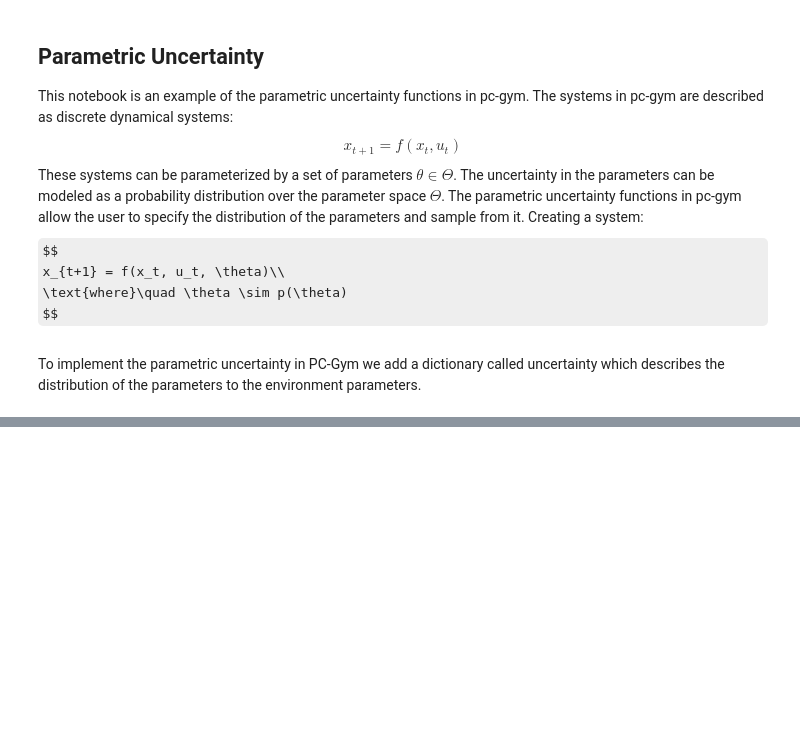
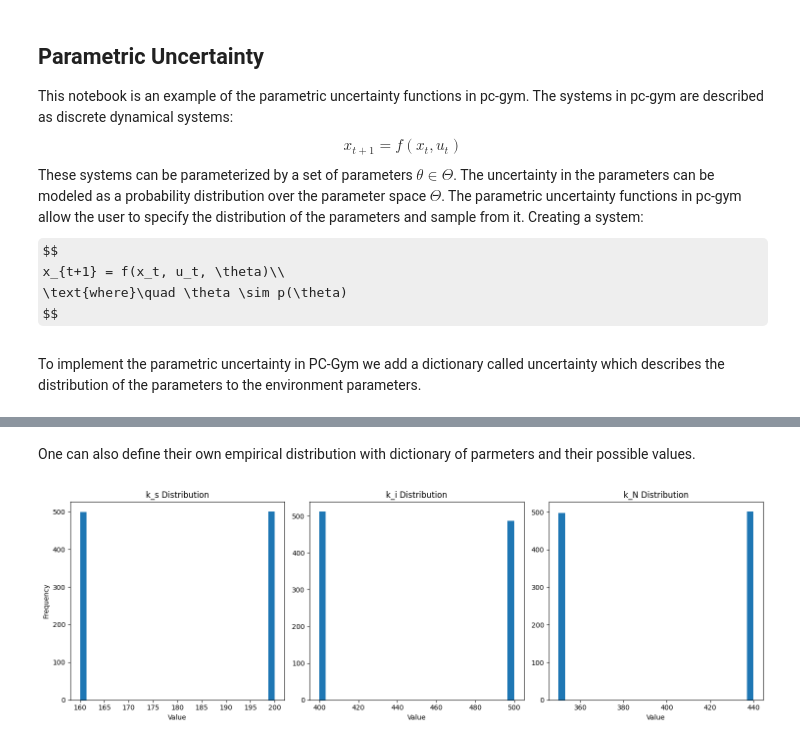
Before and after one commit to MaximilianB2/pc-gym, a Jupyter notebook: example_notebooks/Parametric_Uncertainty.ipynb, the cells around one changed output, grey strips where cells are left out. Cells and saved outputs as stored; diff of their text form; code cells hidden in the pictures; some formulas as TeX source; blank space fills up the shorter version.

Commit message:
empirical parametric distributions and tidied the notebooks

```diff
--- a/example_notebooks/Parametric_Uncertainty.ipynb
+++ b/example_notebooks/Parametric_Uncertainty.ipynb
@@ -92,3 +92,5 @@ plt.tight_layout()
+# %% [markdown]
+One can also define their own empirical distribution with dictionary of parmeters and their possible values.
 # %%
 env_params = {
     "model": "photo_production",
@@ -124,3 +126,36 @@ env_params = {
 }
 
 env = make_env(env_params)
+# %%
+# Create multiple samples to visualize uncertainty
+n_samples = 1000
+k_s_samples = []
+k_i_samples = []
+k_N_samples = []
+
+for _ in range(n_samples):
+  env.reset()
+  info = env.model.info()
+  k_s_samples.append(info['parameters']['k_s'])
+  k_i_samples.append(info['parameters']['k_i'])
+  k_N_samples.append(info['parameters']['k_N'])
+
+# Create subplots for each parameter
+fig, (ax1, ax2, ax3) = plt.subplots(1, 3, figsize=(15, 5))
+
+ax1.hist(k_s_samples, bins=30)
+ax1.set_title('k_s Distribution')
+ax1.set_xlabel('Value')
+ax1.set_ylabel('Frequency')
+
+ax2.hist(k_i_samples, bins=30)
+ax2.set_title('k_i Distribution')
+ax2.set_xlabel('Value')
+
+ax3.hist(k_N_samples, bins=30)
+ax3.set_title('k_N Distribution')
+ax3.set_xlabel('Value')
+
+plt.tight_layout()
+# %% [output]
+[figure, added]
```
Also changed, not shown: parts of 1 cell of this notebook, 1 other file.
